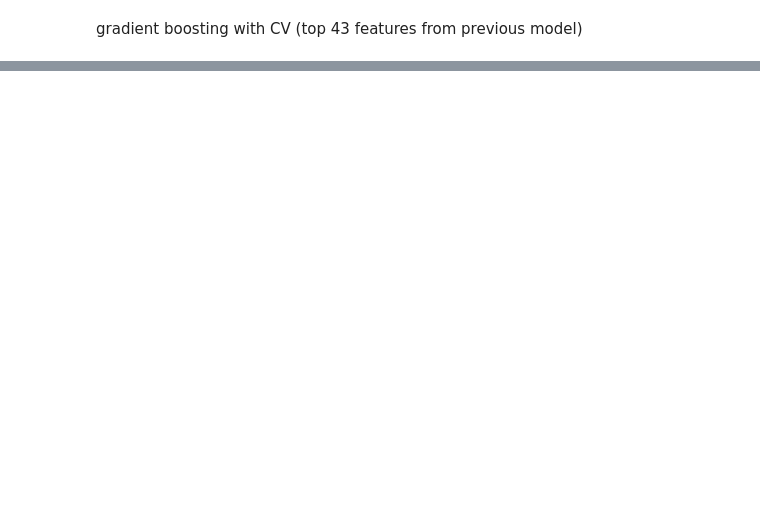
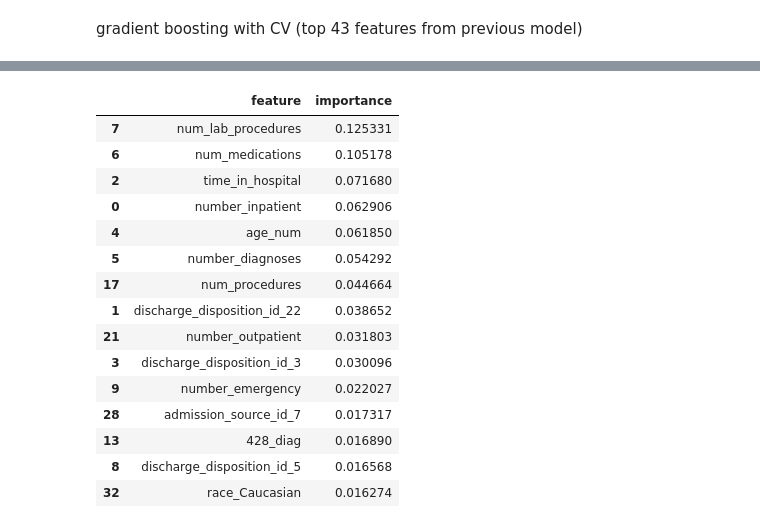
Before and after one commit to dynacao/HospitalReadmissions, a Jupyter notebook: Yi/Consolidated_Yi.ipynb, the cells around one changed output, grey strips where cells are left out. Saved outputs shown, nothing was run; the diff lists cells and outputs as text; code cells hidden in the pictures; blank space fills up the shorter version.

```diff
--- a/Yi/Consolidated_Yi.ipynb
+++ b/Yi/Consolidated_Yi.ipynb
@@ -421,9 +472,9 @@ RF_grid_params = [{
     'n_estimators': [300], #range(100,800,100),
     'max_depth': [6], #[4,5,6],
     'max_features': ['sqrt'], #['sqrt','log2'],
-    'criterion': ['gini'], #['gini','entropy'],
+    'criterion': ['gini','entropy'], #['gini','entropy'],
     'min_samples_leaf': [50], #[40,50,60],
-    'min_samples_split': [250], #range(200,400,50),
+    'min_samples_split': [300], #range(200,400,50),
     'class_weight': ['balanced_subsample'],
     'random_state': [42]}]
 grid_search_RF = GridSearchCV(RF, RF_grid_params, scoring='roc_auc', cv=5, n_jobs=-1)
@@ -577,4 +734,21 @@ print(roc_auc_score(y_test, y_test_pred))
 # %%
-GB_coefs = pd.DataFrame({'feature':X_train.columns,
+GB_coefs = pd.DataFrame({'feature':X_train_43.columns,
                       'importance':grid_search_GB.best_estimator_.feature_importances_})
-GB_coef.sort_values('importance', ascending = False).head(15)
+GB_coefs.sort_values('importance', ascending = False).head(15)
+# %% [output]
+|  | feature | importance |
+| 7 | num_lab_procedures | 0.125331 |
+| 6 | num_medications | 0.105178 |
+| 2 | time_in_hospital | 0.071680 |
+| 0 | number_inpatient | 0.062906 |
+| 4 | age_num | 0.061850 |
+| 5 | number_diagnoses | 0.054292 |
+| 17 | num_procedures | 0.044664 |
+| 1 | discharge_disposition_id_22 | 0.038652 |
+| 21 | number_outpatient | 0.031803 |
+| 3 | discharge_disposition_id_3 | 0.030096 |
+| 9 | number_emergency | 0.022027 |
+| 28 | admission_source_id_7 | 0.017317 |
+| 13 | 428_diag | 0.016890 |
+| 8 | discharge_disposition_id_5 | 0.016568 |
+| 32 | race_Caucasian | 0.016274 |
```
Also changed, not shown: parts of 18 cells of this notebook.
